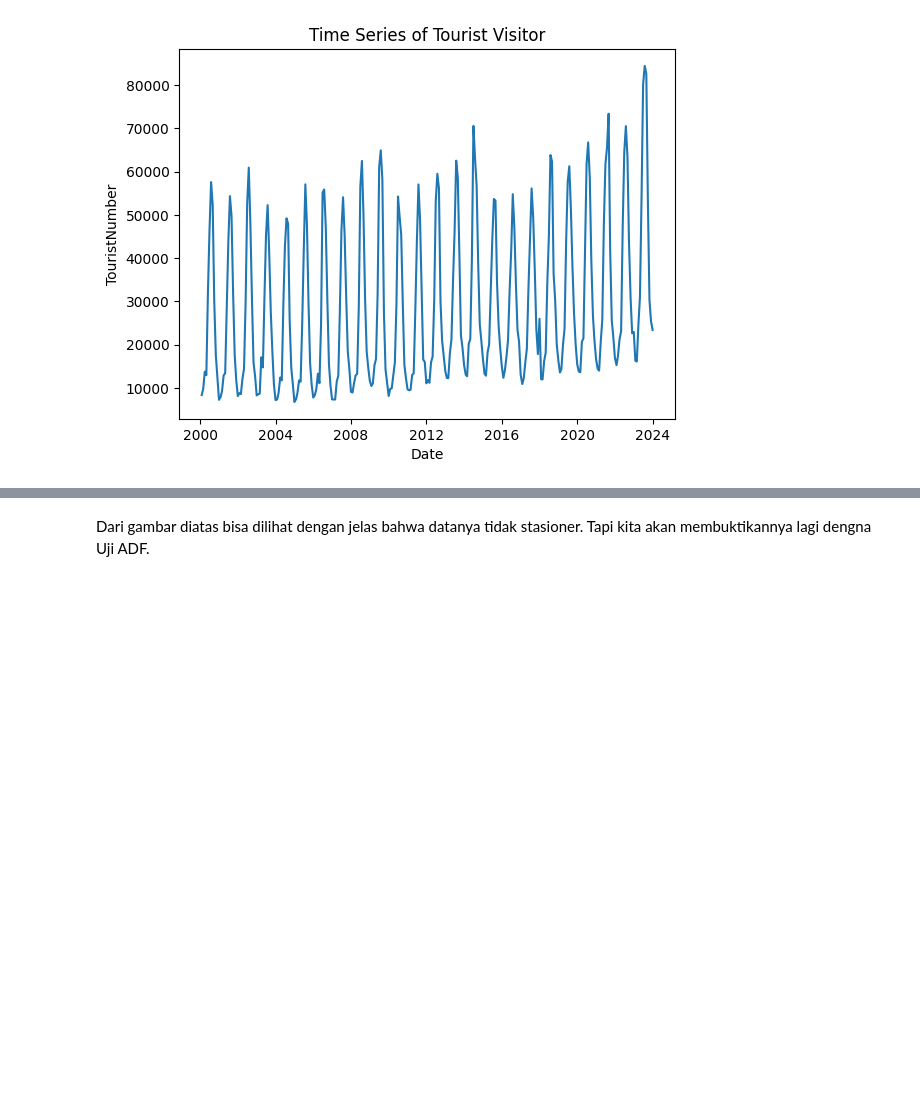
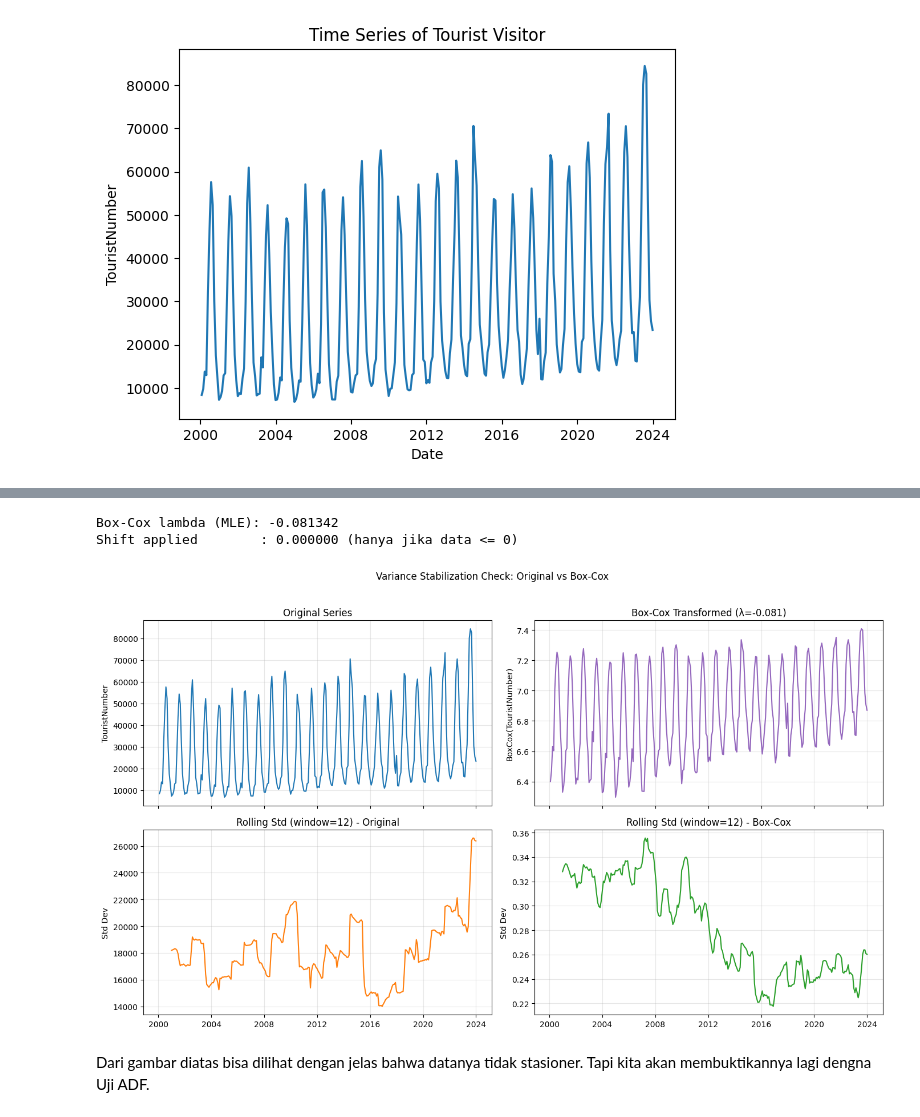
Before and after one commit to Ardavaa/time-series-tourist-visitors, a Jupyter notebook: main.ipynb, the cells around one changed output, grey strips where cells are left out. Saved outputs shown, nothing was run; the diff lists cells and outputs as text; code cells hidden in the pictures; blank space fills up the shorter version.

```diff
--- a/main.ipynb
+++ b/main.ipynb
@@ -59,3 +65,71 @@ plt.show()
+# %%
+# Uji stasioner variansi: rolling std + Box-Cox transform
+import numpy as np
+import pandas as pd
+import matplotlib.pyplot as plt
+
+try:
+    from scipy import stats
+except Exception as e:
+    raise ImportError(
+        "SciPy belum tersedia. Install dulu: pip install scipy (atau conda install scipy)."
+    ) from e
+
+# Pastikan data positif untuk Box-Cox; jika tidak, lakukan shifting
+y_raw = df['TouristNumber'].astype('float64').copy()
+min_val = float(np.nanmin(y_raw.values))
+shift = 0.0
+if min_val <= 0:
+    shift = 1.0 - min_val
+
+y_pos = y_raw + shift
+
+# Estimasi lambda (MLE) lalu transformasi Box-Cox
+lam = float(stats.boxcox_normmax(y_pos.dropna().values, method='mle'))
+y_bc = pd.Series(stats.boxcox(y_pos.values, lmbda=lam), index=df.index, name='TouristNumber_BoxCox')
+
+# Simpan ke df (opsional, tapi berguna untuk analisis lanjutan)
+df['TouristNumber_BoxCox'] = y_bc
+
+print(f"Box-Cox lambda (MLE): {lam:.6f}")
+print(f"Shift applied        : {shift:.6f} (hanya jika data <= 0)")
+
+# Rolling standard deviation (misal 12 bulan) sebelum vs sesudah transformasi
+window = 12
+roll_std_raw = y_raw.rolling(window).std()
+roll_std_bc = y_bc.rolling(window).std()
+
+fig, axes = plt.subplots(2, 2, figsize=(14, 8), sharex=True)
+
+axes[0, 0].plot(df['Date'], y_raw, color='tab:blue')
+axes[0, 0].set_title('Original Series')
+axes[0, 0].set_ylabel('TouristNumber')
+
+axes[0, 1].plot(df['Date'], y_bc, color='tab:purple')
+axes[0, 1].set_title(f'Box-Cox Transformed (λ={lam:.3f})')
+axes[0, 1].set_ylabel('BoxCox(TouristNumber)')
+
+axes[1, 0].plot(df['Date'], roll_std_raw, color='tab:orange')
+axes[1, 0].set_title(f'Rolling Std (window={window}) - Original')
+axes[1, 0].set_ylabel('Std Dev')
+
+axes[1, 1].plot(df['Date'], roll_std_bc, color='tab:green')
+axes[1, 1].set_title(f'Rolling Std (window={window}) - Box-Cox')
+axes[1, 1].set_ylabel('Std Dev')
+
+for ax in axes.ravel():
+    ax.grid(alpha=0.3)
+
+plt.suptitle('Variance Stabilization Check: Original vs Box-Cox', y=1.02)
+plt.tight_layout()
+
+# Simpan gambar untuk laporan
+plt.savefig('boxcox-transform.png', dpi=200, bbox_inches='tight')
+plt.show()
+# %% [output]
+Box-Cox lambda (MLE): -0.081342
+Shift applied        : 0.000000 (hanya jika data <= 0)
+[figure, added]
 # %% [markdown]
 Dari gambar diatas bisa dilihat dengan jelas bahwa datanya tidak stasioner. Tapi kita akan membuktikannya lagi dengna Uji ADF.
 # %%
```
Also changed, not shown: parts of 4 cells of this notebook, 2 other files.
